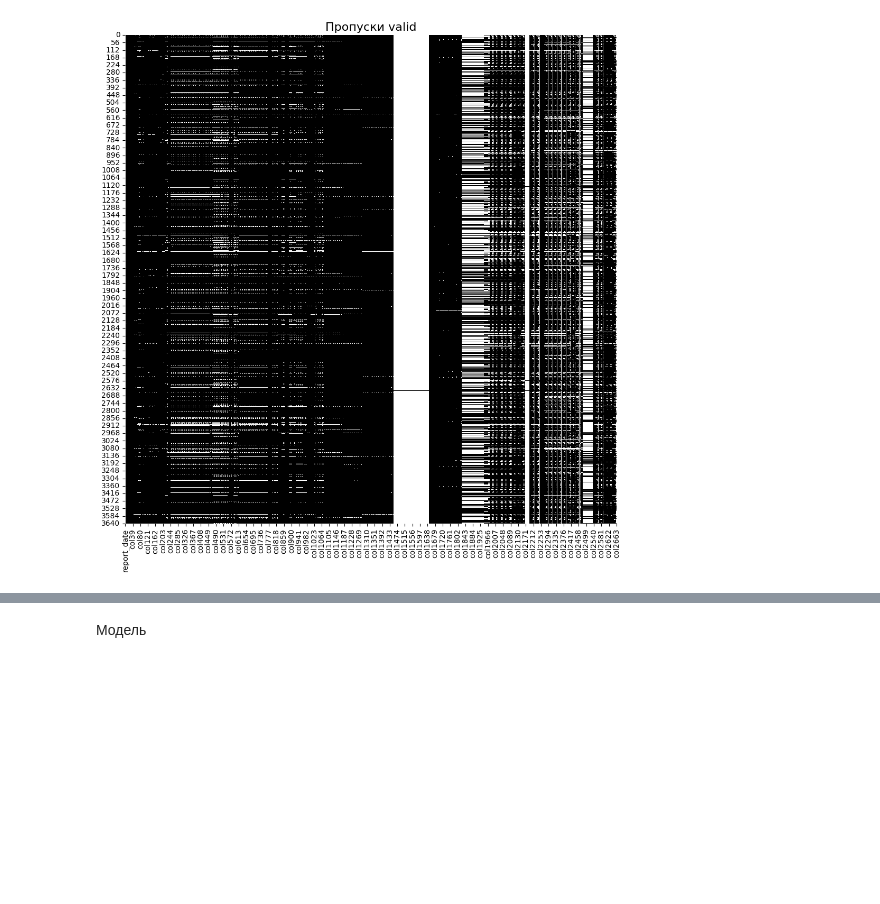
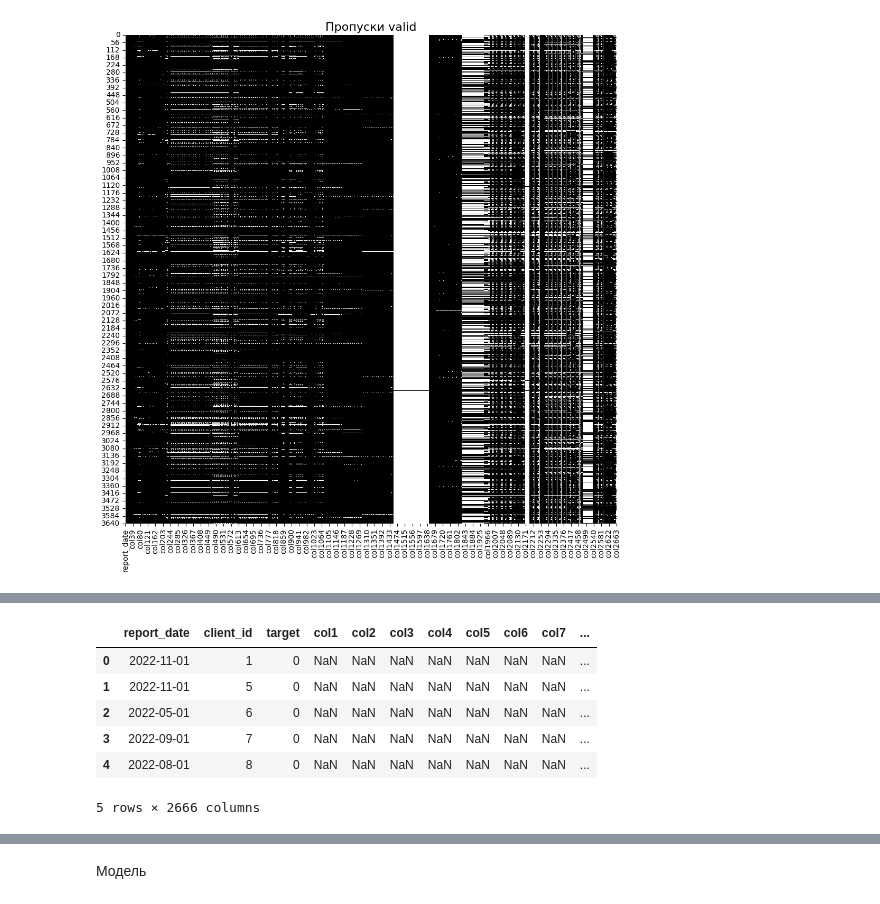
Before and after one commit to pogodaa/second_intensiv_predict_dataset_ot_samolyta, a Jupyter notebook: main.ipynb, the cells around one changed output, grey strips where cells are left out. Cells and saved outputs as stored; diff of their text form; code cells hidden in the pictures; blank space fills up the shorter version.

```diff
--- a/main.ipynb
+++ b/main.ipynb
@@ -74,0 +133,10 @@ for i, elem in enumerate(arr):
+# %%
+train.head(5)
+# %% [output]
+|  | report_date | client_id | target | col1 | col2 | col3 | col4 | col5 | col6 | col7 | ... |
+| 0 | 2022-11-01 | 1 | 0 | NaN | NaN | NaN | NaN | NaN | NaN | NaN | ... |
+| 1 | 2022-11-01 | 5 | 0 | NaN | NaN | NaN | NaN | NaN | NaN | NaN | ... |
+| 2 | 2022-05-01 | 6 | 0 | NaN | NaN | NaN | NaN | NaN | NaN | NaN | ... |
+| 3 | 2022-09-01 | 7 | 0 | NaN | NaN | NaN | NaN | NaN | NaN | NaN | ... |
+| 4 | 2022-08-01 | 8 | 0 | NaN | NaN | NaN | NaN | NaN | NaN | NaN | ... |
+5 rows × 2666 columns
```
Also changed, not shown: parts of 25 cells of this notebook, 5 other files.
